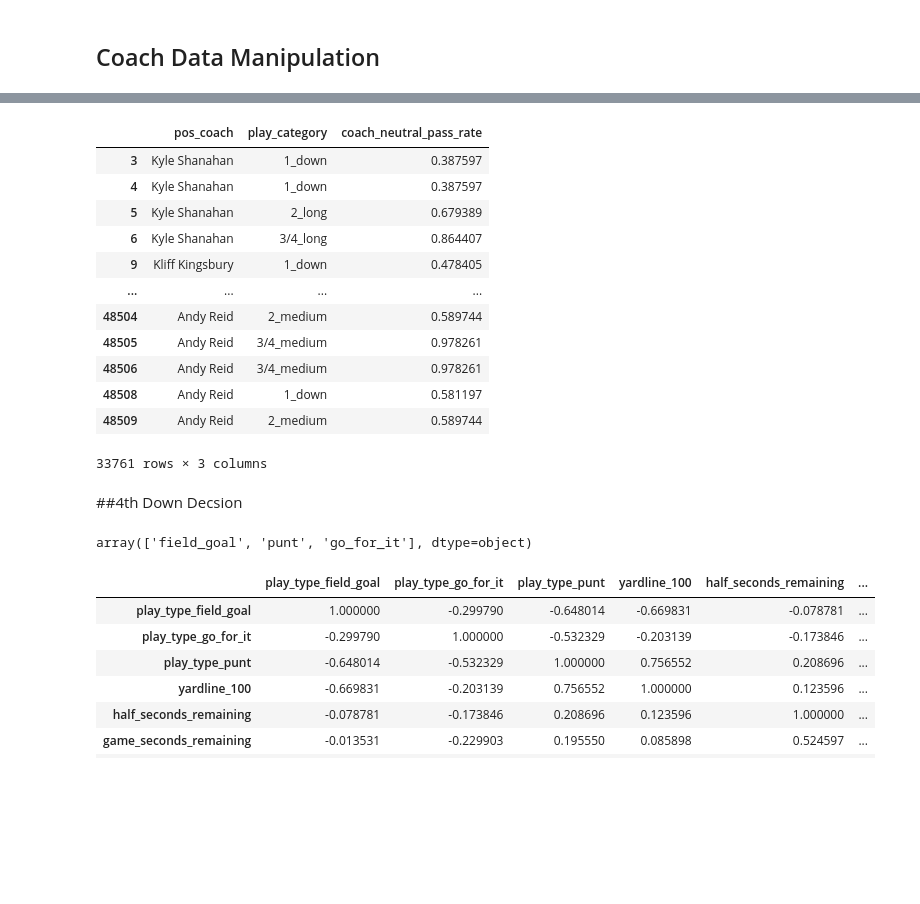
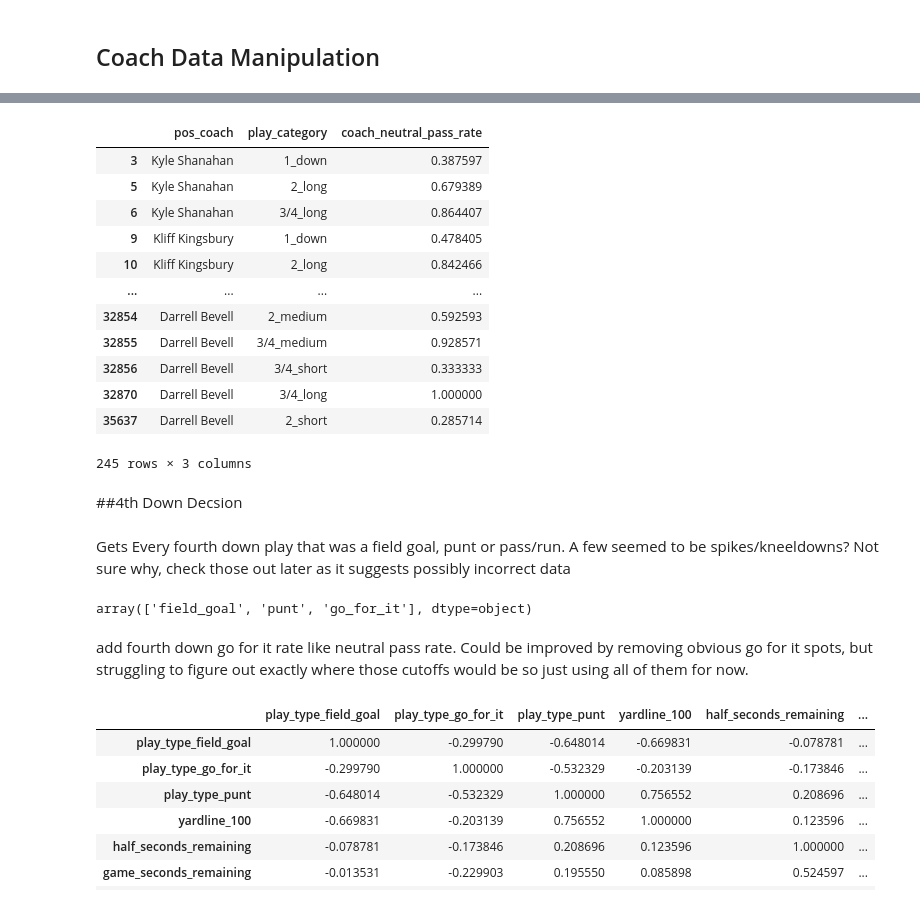
Before and after one commit to Jswirls/NFL_pbp_sim, a Jupyter notebook: NFL_pbp_sim.ipynb, the cells around one changed output, grey strips where cells are left out. Drawn from its saved outputs; the diff is of its cells as text; code cells hidden in the pictures; blank space fills up the shorter version.

```diff
--- a/NFL_pbp_sim.ipynb
+++ b/NFL_pbp_sim.ipynb
@@ -240,21 +362,23 @@ See the caveats in the documentation: https://pandas.pydata.org/pandas-docs/stab
 # %%
-pass_run_only[['pos_coach','play_category','coach_neutral_pass_rate']]
+pass_run_only[['pos_coach','play_category','coach_neutral_pass_rate']].drop_duplicates().dropna()
 # %% [output]
 |  | pos_coach | play_category | coach_neutral_pass_rate |
 | 3 | Kyle Shanahan | 1_down | 0.387597 |
-| 4 | Kyle Shanahan | 1_down | 0.387597 |
 | 5 | Kyle Shanahan | 2_long | 0.679389 |
 | 6 | Kyle Shanahan | 3/4_long | 0.864407 |
 | 9 | Kliff Kingsbury | 1_down | 0.478405 |
+| 10 | Kliff Kingsbury | 2_long | 0.842466 |
 | ... | ... | ... | ... |
-| 48504 | Andy Reid | 2_medium | 0.589744 |
-| 48505 | Andy Reid | 3/4_medium | 0.978261 |
-| 48506 | Andy Reid | 3/4_medium | 0.978261 |
-| 48508 | Andy Reid | 1_down | 0.581197 |
-| 48509 | Andy Reid | 2_medium | 0.589744 |
+| 32854 | Darrell Bevell | 2_medium | 0.592593 |
+| 32855 | Darrell Bevell | 3/4_medium | 0.928571 |
+| 32856 | Darrell Bevell | 3/4_short | 0.333333 |
+| 32870 | Darrell Bevell | 3/4_long | 1.000000 |
+| 35637 | Darrell Bevell | 2_short | 0.285714 |
-33761 rows × 3 columns
+245 rows × 3 columns
 # %% [markdown]
 ##4th Down Decsion
+# %% [markdown]
+Gets Every fourth down play that was a field goal, punt or pass/run. A few seemed to be spikes/kneeldowns? Not sure why, check those out later as it suggests possibly incorrect data
 # %%
 fourth_down_data = pbp.loc[(pbp['down'] == 4)][['play_type','pos_coach','yardline_100','half_seconds_remaining','game_seconds_remaining','ydstogo','score_differential']]
 fourth_down_data.loc[(fourth_down_data['play_type'] == 'pass') | (fourth_down_data['play_type'] == 'run'), 'play_type'] = 'go_for_it'
@@ -263,6 +387,8 @@ fourth_down_data = fourth_down_data.loc[(fourth_down_data['play_type'] != 'qb_kn
 fourth_down_data['play_type'].unique()
 # %% [output]
 array(['field_goal', 'punt', 'go_for_it'], dtype=object)
+# %% [markdown]
+add fourth down go for it rate like neutral pass rate. Could be improved by removing obvious go for it spots, but struggling to figure out exactly where those cutoffs would be so just using all of them for now.
 # %%
 coach_fourth_down_data = fourth_down_data[['pos_coach','play_type']]
 coach_fourth_down_groups = coach_fourth_down_data.groupby('pos_coach')
```
Also changed, not shown: parts of 68 cells of this notebook.
